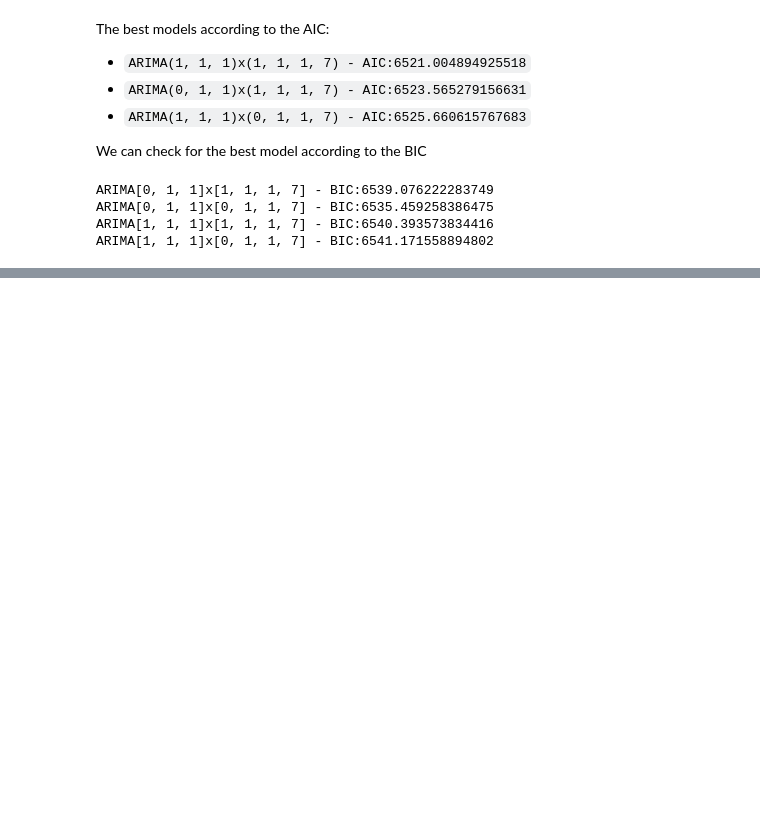
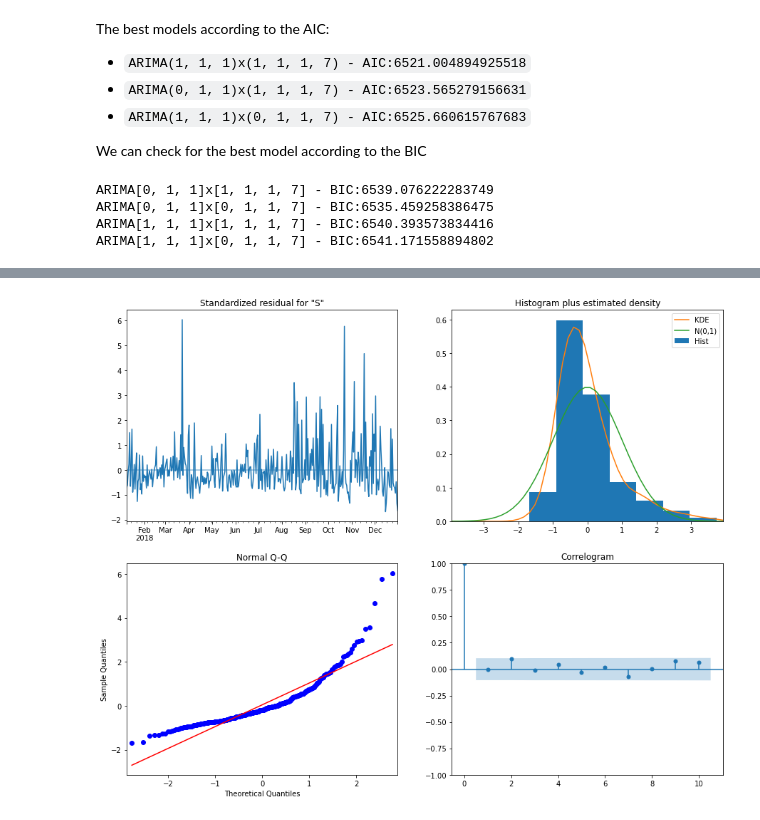
Before and after one commit to DanielGutierrezR/Super-Store-Sales-Prediction, a Jupyter notebook: Superstoresales.ipynb, the cells around one changed output, grey strips where cells are left out. Cells and saved outputs as stored; diff of their text form; code cells hidden in the pictures; blank space fills up the shorter version.

```diff
--- a/Superstoresales.ipynb
+++ b/Superstoresales.ipynb
@@ -592,0 +663,8 @@ The best model according to the BIC is `ARIMA[0, 1, 1]x[0, 1, 1, 7] - BIC:6535.4
+# %%
+mod_daily3 =  sm.tsa.arima.ARIMA(daily_2018,
+                                order=(0, 1, 1),
+                                seasonal_order=(0, 1, 1, 7))
+
+results3 = mod_daily3.fit()
+
+print(results3.summary())
@@ -592,0 +689,5 @@ The best model according to the BIC is `ARIMA[0, 1, 1]x[0, 1, 1, 7] - BIC:6535.4
+# %%
+results3.plot_diagnostics(figsize=(15, 12))
+plt.show()
+# %% [output]
+[figure, added]
```
Also changed, not shown: parts of 10 cells of this notebook.
